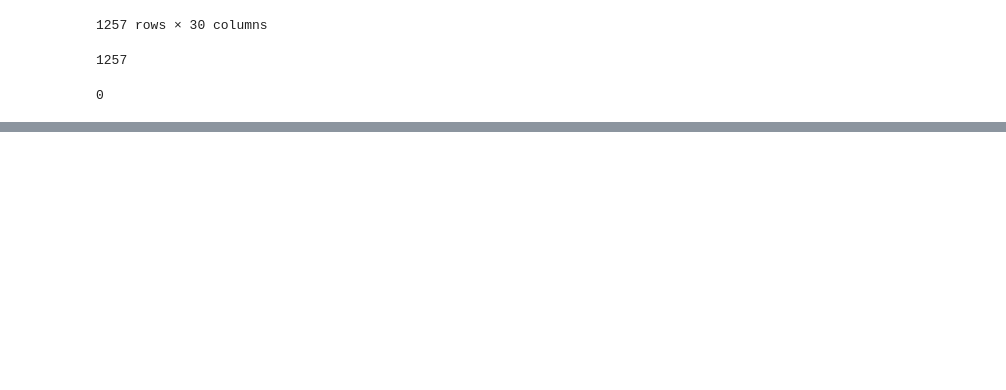
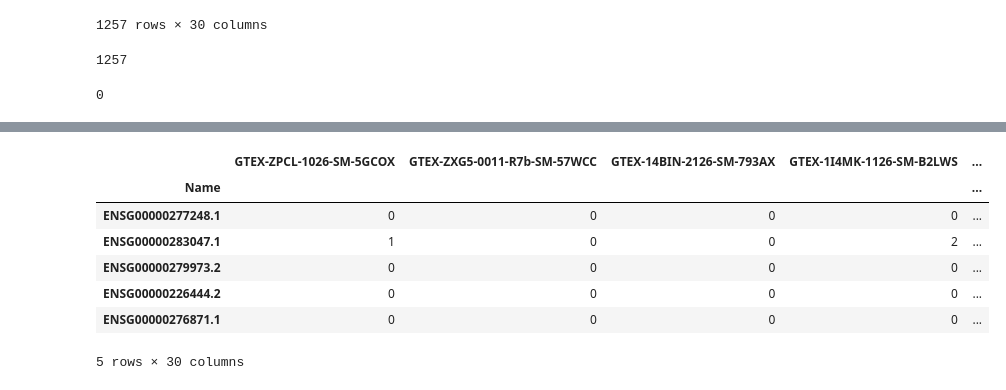
Before and after one commit to gage-lab/bulk_te_bench, a Jupyter notebook: analysis/GTEx_analysis.ipynb, the cells around one changed output, grey strips where cells are left out. Drawn from its saved outputs; the diff is of its cells as text; code cells hidden in the pictures; blank space fills up the shorter version.

```diff
--- a/analysis/GTEx_analysis.ipynb
+++ b/analysis/GTEx_analysis.ipynb
@@ -350,0 +204,30 @@ txome.simulate_reads(counts, "sim_reads_4", n_jobs=32)
+# %%
+OUTDIR = Path("../resources/chr22_l1hs_txome_v26")
+GENOME_FA = Path("../resources/hg38.fa")
+TX_GTF = Path("../resources/gencode.v26.adjusted.basic.annotation.chr22.gtf.gz")
+RMSK_TSV = Path("../resources/hg38.rmsk.tsv")
+GTEx_COUNTS_PATH = Path(
+    "../resources/GTEX/GTEx_Analysis_2017-06-05_v8_RNASeQCv1.1.9_gene_reads.gct"
+)
+GTEx_METADATA_PATH = Path(
+    "../resources/GTEX/annotations_v8_GTEx_Analysis_v8_Annotations_SampleAttributesDS.txt"
+)
+# %%
+# create a dictionary mapping gene name to # of transcripts
+gene_to_tx_df = pd.read_csv(
+    "../resources/chr22_l1hs_txome_v26/txome_t2g.tsv", sep="\t", header=None
+)
+# Mapping of genes to list of transcripts
+gene_to_tx = gene_to_tx_df.groupby(1).apply(lambda x: x[0].tolist()).to_dict()
+# %%
+# this is the longest to read in ~ 5min
+full_GTEx = pd.read_csv(GTEx_COUNTS_PATH, sep="\t", skiprows=2)
+
+# Randomly sample from each tissue
+metadata = pd.read_csv(
+    GTEx_METADATA_PATH,
+    index_col=0,
+    sep="\t",
+)
+metadata = metadata.loc[(list(full_GTEx.columns)[2:]), "SMTS"]
+samples = list(metadata.sample(frac=1, random_state=1).drop_duplicates().index)
@@ -350,0 +239,11 @@ txome.simulate_reads(counts, "sim_reads_4", n_jobs=32)
+# %%
+chr22_GTEx.head()  # NOT PART OF SCRIPT
+# %% [output]
+|  | GTEX-ZPCL-1026-SM-5GCOX | GTEX-ZXG5-0011-R7b-SM-57WCC | GTEX-14BIN-2126-SM-793AX | GTEX-1I4MK-1126-SM-B2LWS | ... |
+| Name |  |  |  |  | ... |
+| ENSG00000277248.1 | 0 | 0 | 0 | 0 | ... |
+| ENSG00000283047.1 | 1 | 0 | 0 | 2 | ... |
+| ENSG00000279973.2 | 0 | 0 | 0 | 0 | ... |
+| ENSG00000226444.2 | 0 | 0 | 0 | 0 | ... |
+| ENSG00000276871.1 | 0 | 0 | 0 | 0 | ... |
+5 rows × 30 columns
```
Also changed, not shown: parts of 49 cells of this notebook, 1 other file.
